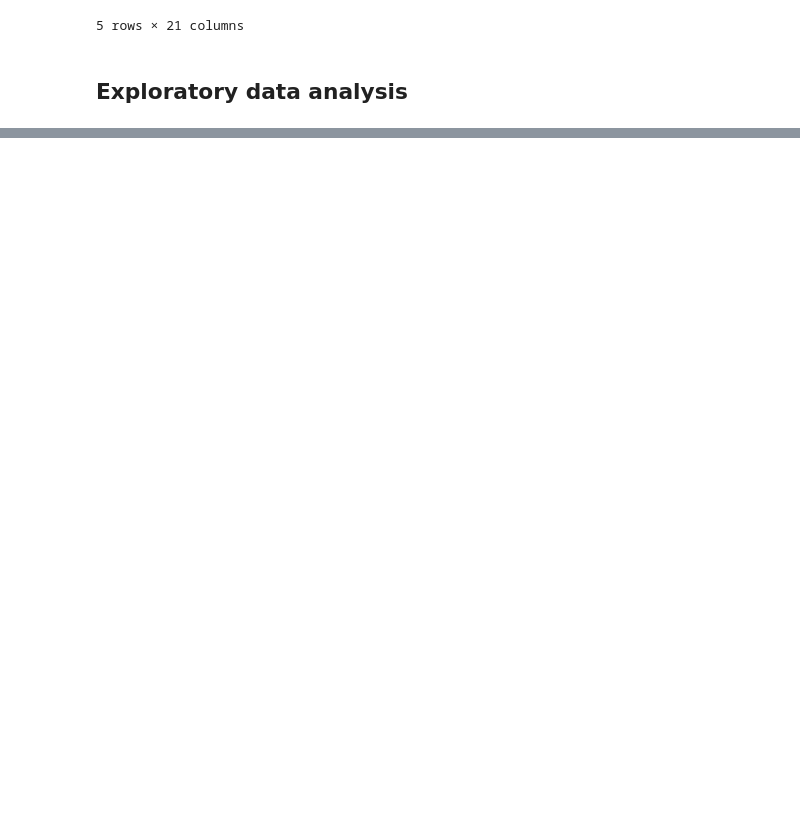
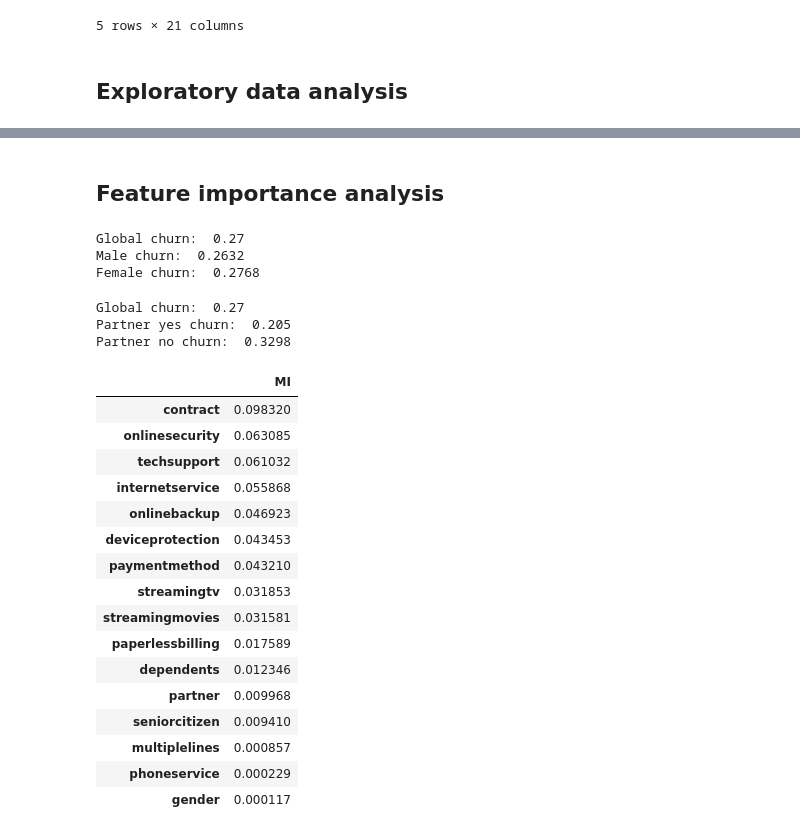
Before and after one commit to lilianabs/ml-notebooks, a Jupyter notebook: Logistic_Regression.ipynb, the cells around one changed output, grey strips where cells are left out. Drawn from its saved outputs; the diff is of its cells as text; code cells hidden in the pictures; blank space fills up the shorter version.

```diff
--- a/Logistic_Regression.ipynb
+++ b/Logistic_Regression.ipynb
@@ -76,0 +139,54 @@ del df_val['churn']
+# %% [markdown]
+## Feature importance analysis
+# %%
+print("Global churn: ", round(sum(df_train_full.churn)/df_train_full.shape[0], 4))
+
+# We look at the gender variable
+male_churn = df_train_full[df_train_full.gender == 'male'].churn.mean()
+print("Male churn: ", round(male_churn, 4))
+
+female_churn = df_train_full[df_train_full.gender == 'female'].churn.mean()
+print("Female churn: ", round(female_churn, 4))
+# %% [output]
+Global churn:  0.27
+Male churn:  0.2632
+Female churn:  0.2768
+# %%
+print("Global churn: ", round(sum(df_train_full.churn)/df_train_full.shape[0], 4))
+
+# We look at the gender variable
+partner_yes = df_train_full[df_train_full.partner == 'yes'].churn.mean()
+print("Partner yes churn: ", round(partner_yes, 4))
+
+partner_no = df_train_full[df_train_full.partner == 'no'].churn.mean()
+print("Partner no churn: ", round(partner_no, 4))
+# %% [output]
+Global churn:  0.27
+Partner yes churn:  0.205
+Partner no churn:  0.3298
+# %%
+# Let's compute mutual information
+def calculate_mutual_information(series):
+    return mutual_info_score(series, df_train_full.churn)
+
+df_mi = df_train_full[categorical].apply(calculate_mutual_information)
+df_mi = df_mi.sort_values(ascending=False).to_frame(name="MI")
+df_mi
+# %% [output]
+|  | MI |
+| contract | 0.098320 |
+| onlinesecurity | 0.063085 |
+| techsupport | 0.061032 |
+| internetservice | 0.055868 |
+| onlinebackup | 0.046923 |
+| deviceprotection | 0.043453 |
+| paymentmethod | 0.043210 |
+| streamingtv | 0.031853 |
+| streamingmovies | 0.031581 |
+| paperlessbilling | 0.017589 |
+| dependents | 0.012346 |
+| partner | 0.009968 |
+| seniorcitizen | 0.009410 |
+| multiplelines | 0.000857 |
+| phoneservice | 0.000229 |
+| gender | 0.000117 |
```
Also changed, not shown: parts of 8 cells of this notebook.
